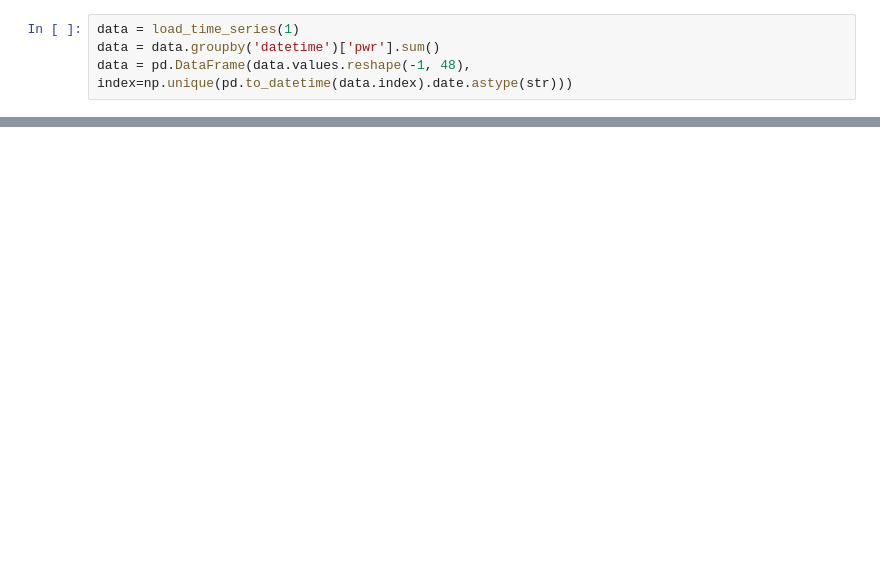
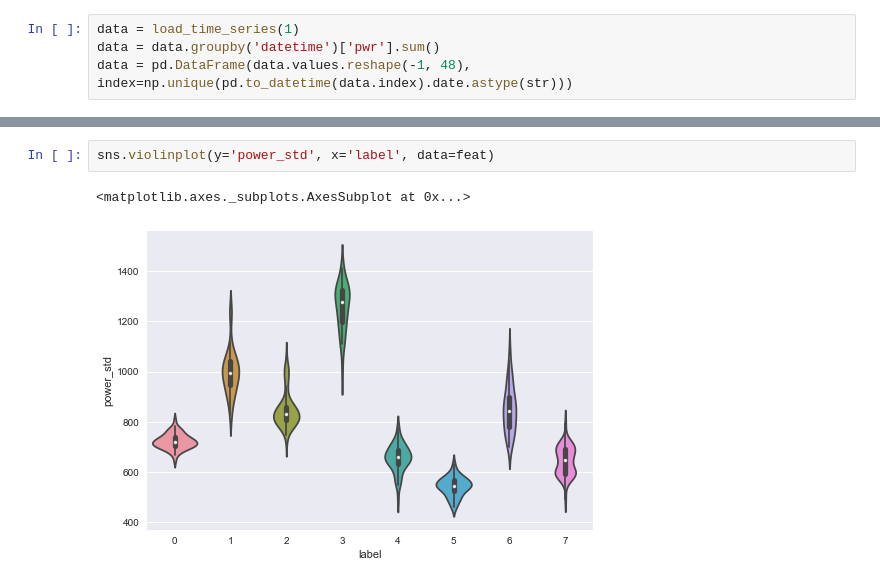
Before and after one commit to EvilPsyCHo/Cluster, a Jupyter notebook: doc/models/KMeans.ipynb, the cells around one changed output, grey strips where cells are left out. Drawn from its saved outputs; the diff is of its cells as text; blank space fills up the shorter version.

```diff
--- a/doc/models/KMeans.ipynb
+++ b/doc/models/KMeans.ipynb
@@ -155,0 +194,5 @@ data[kernel_kmeans.labels_==0]
+# %%
+sns.violinplot(y='power_std', x='label', data=feat)
+# %% [output]
+<matplotlib.axes._subplots.AxesSubplot at 0x...>
+[figure, added]
```
Also changed, not shown: parts of 16 cells of this notebook, 11 other files.
